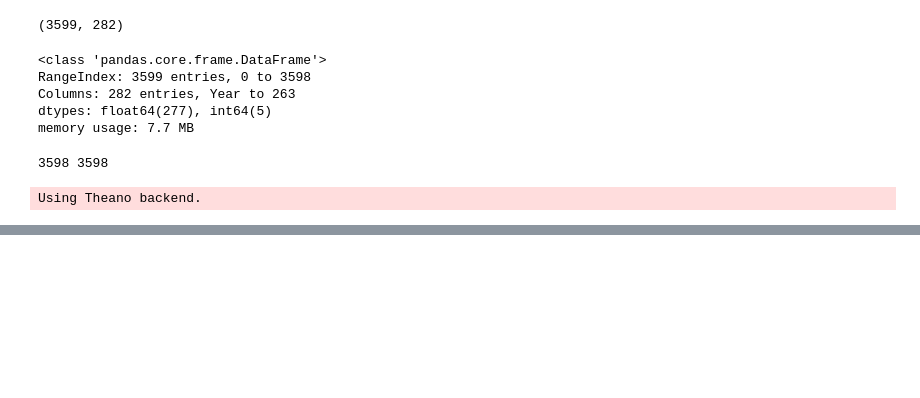
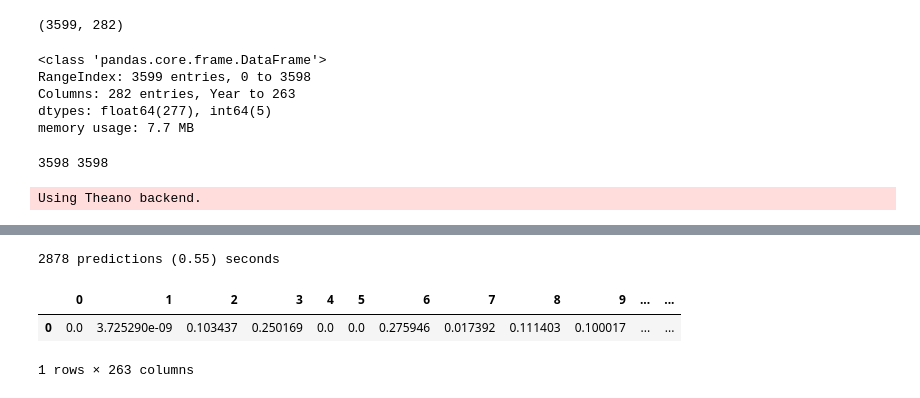
Before and after one commit to austinmwhaley/DSI-SF-4-austinmwhaley, a Jupyter notebook: capstone/uber_LSTM.ipynb, the cells around one changed output, grey strips where cells are left out. Cells and saved outputs as stored; diff of their text form; code cells hidden in the pictures; blank space fills up the shorter version.

```diff
--- a/capstone/uber_LSTM.ipynb
+++ b/capstone/uber_LSTM.ipynb
@@ -307,0 +310,13 @@ Executing || 2017-02-03 10:03:22.664717
+# %%
+start_time = time.time()
+predictions = model.predict(Xtr)
+predictions = pd.DataFrame(predictions.reshape(predictions.shape[1], predictions.shape[2]))
+print predictions.shape[0], 'predictions', '('+ str(round((time.time() - start_time), 2)) +') seconds'
+# %% [output]
+2878 predictions (0.55) seconds
+# %%
+predictions.head(1)
+# %% [output]
+|  | 0 | 1 | 2 | 3 | 4 | 5 | 6 | 7 | 8 | 9 | ... | ... |
+| 0 | 0.0 | 3.725290e-09 | 0.103437 | 0.250169 | 0.0 | 0.0 | 0.275946 | 0.017392 | 0.111403 | 0.100017 | ... | ... |
+1 rows × 263 columns
```
Also changed, not shown: parts of 13 cells of this notebook.
